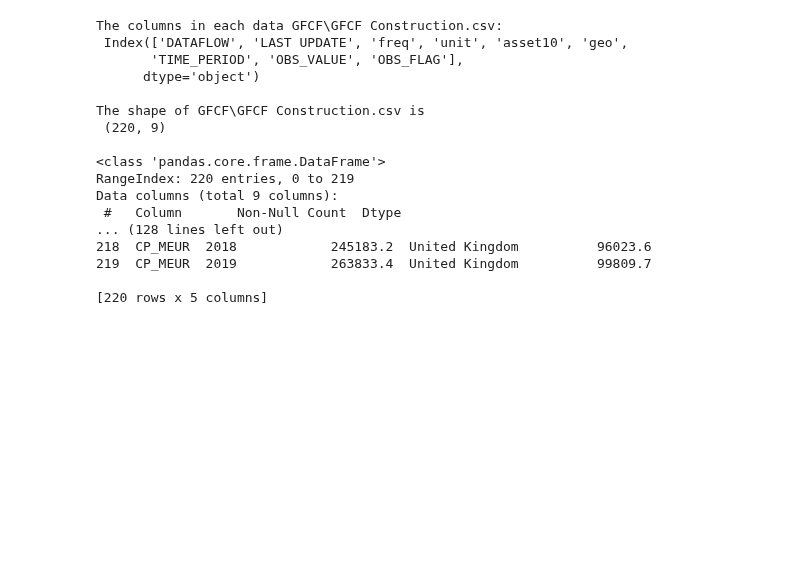
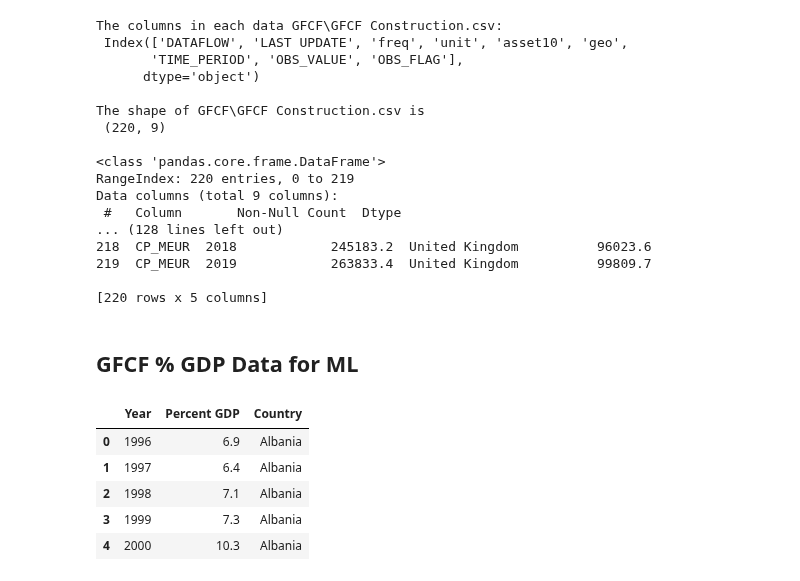
Before and after one commit to sbs23066/CA2---Irish-Construction-Project, a Jupyter notebook: etl.ipynb, the cells around one changed output. Saved outputs shown, nothing was run; the diff lists cells and outputs as text; code cells hidden in the pictures; blank space fills up the shorter version.

Commit message:
Initial ML commit
Have more GFCF data for % GDP

```diff
--- a/etl.ipynb
+++ b/etl.ipynb
@@ -36,6 +36,10 @@ print(STS)
 # GFCF
 GFCF = glob.glob('GFCF/*.csv')
 print(GFCF)
+
+# GFCF ML Data - added later in project
+GFCF_ML = glob.glob('GFCF-ML/*.csv')
+print(GFCF_ML)
 # %% [output]
 ['Production in Construction\\civil_a.csv', 'Production in Construction\\cons_a.csv']
 ['Building Permit\\Building Permit Annual.csv']
@@ -397,3 +402,26 @@ Data columns (total 9 columns):
 219  CP_MEUR  2019            263833.4  United Kingdom          99809.7
 
 [220 rows x 5 columns]
+# %% [markdown]
+## GFCF % GDP Data for ML
+# %%
+concatenated_df = pd.DataFrame()
+joined_df = None
+
+cols_drop = ['DATAFLOW', 'LAST UPDATE', 'freq', 'asset10','OBS_FLAG','unit']
+
+data_frames = [clean_and_transform(file,val=None,drop=cols_drop) for file in GFCF_ML]
+df= data_frames[0]
+
+df = df.rename(columns={'OBS_VALUE':'Percent GDP'})
+
+df.to_csv('Transformed Data/GFCF-ML.csv', index=False)
+
+df.head()
+# %% [output]
+|  | Year | Percent GDP | Country |
+| 0 | 1996 | 6.9 | Albania |
+| 1 | 1997 | 6.4 | Albania |
+| 2 | 1998 | 7.1 | Albania |
+| 3 | 1999 | 7.3 | Albania |
+| 4 | 2000 | 10.3 | Albania |
```
Also changed, not shown: parts of 1 cell of this notebook, 3 other files.
